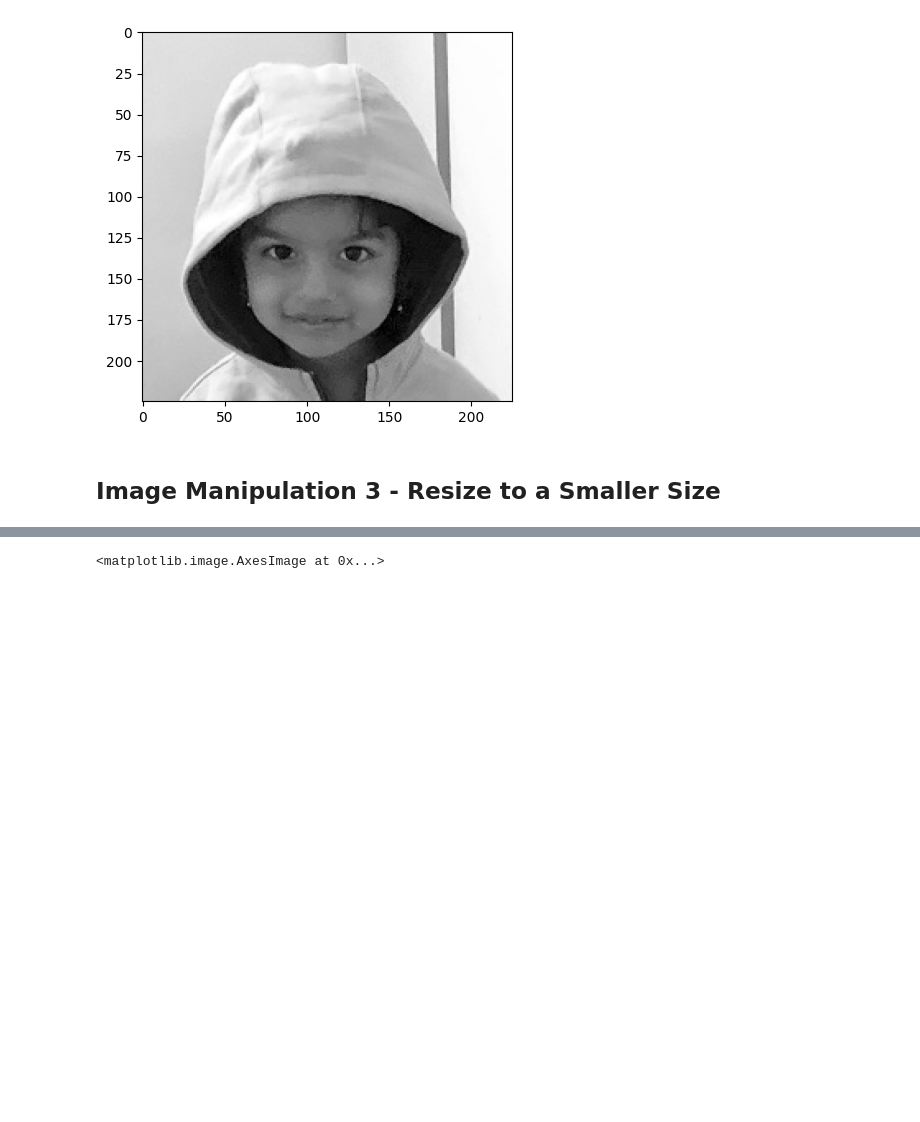
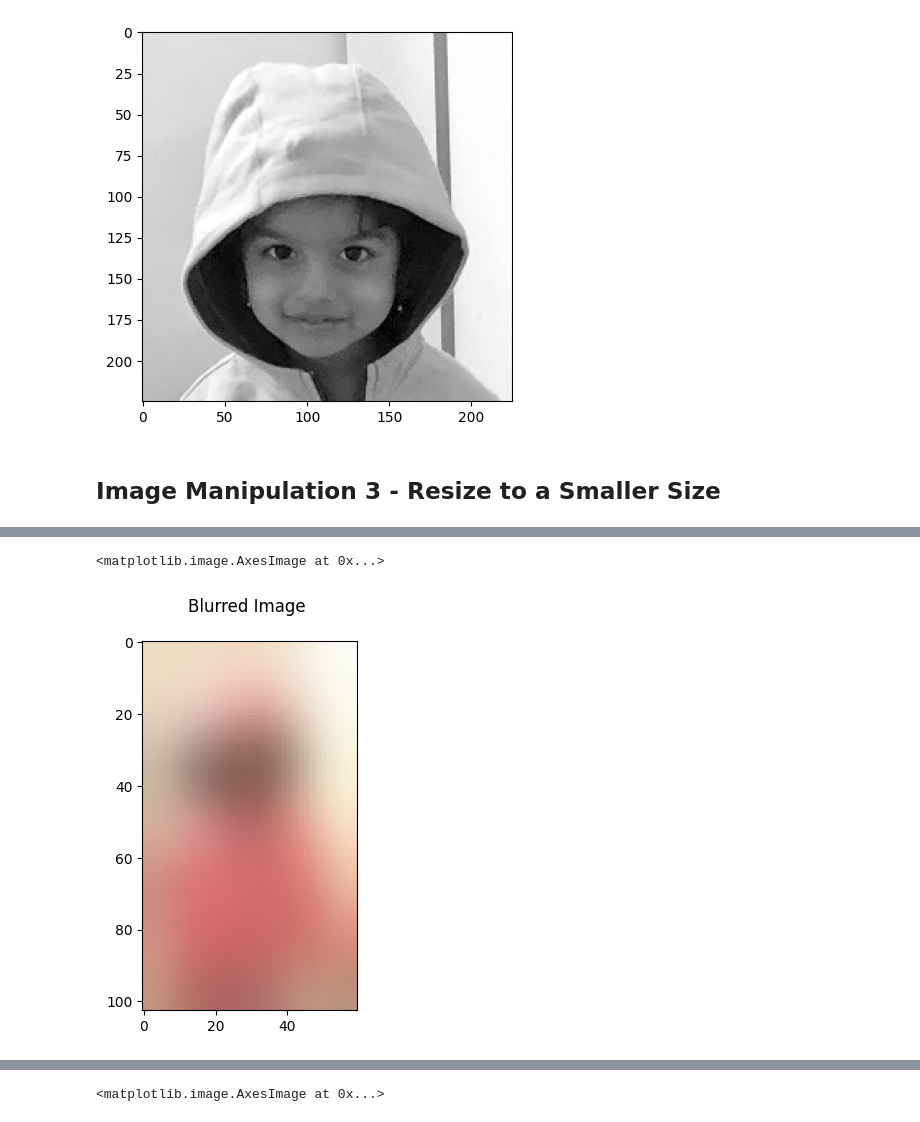
Before and after one commit to stbalaji/AIForBusiness, a Jupyter notebook: 01AIForBusinessCV_Inspecting_grayscale_images_comments.ipynb, the cells around one changed output, grey strips where cells are left out. Drawn from its saved outputs; the diff is of its cells as text; code cells hidden in the pictures; blank space fills up the shorter version.

```diff
--- a/01AIForBusinessCV_Inspecting_grayscale_images_comments.ipynb
+++ b/01AIForBusinessCV_Inspecting_grayscale_images_comments.ipynb
@@ -49,0 +99,7 @@ plt.imshow(img_gray, cmap='gray')
+# %%
+img_blurred = cv2.GaussianBlur(img_resized, (51, 51), 0)
+plt.title("Blurred Image \n")
+plt.imshow(img_blurred, cmap='gray')
+# %% [output]
+<matplotlib.image.AxesImage at 0x...>
+[figure, added]
```
Also changed, not shown: parts of 14 cells of this notebook.
